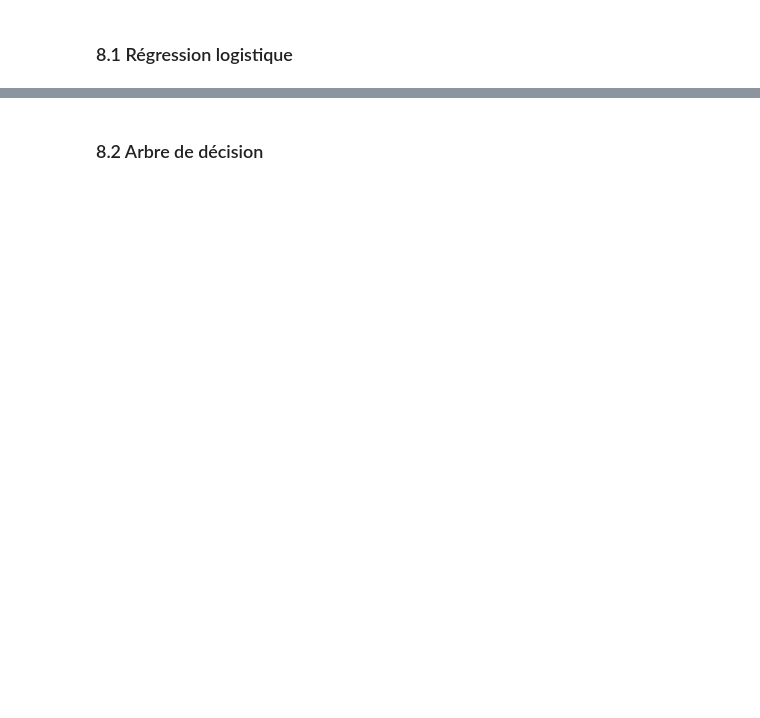
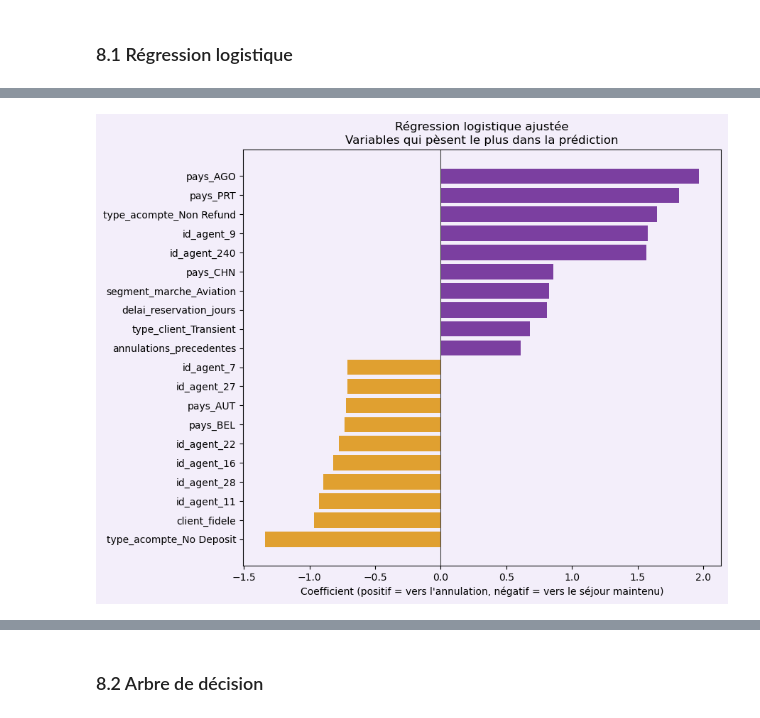
Before and after one commit to LudivineThinet/projet_hotel_booking, a Jupyter notebook: notebook/ML_Hotel_Booking.ipynb, the cells around one changed output, grey strips where cells are left out. Drawn from its saved outputs; the diff is of its cells as text; code cells hidden in the pictures; blank space fills up the shorter version.

Commit message:
Partie ML : modèles, ajustement, importances, erreurs et conclusion

```diff
--- a/notebook/ML_Hotel_Booking.ipynb
+++ b/notebook/ML_Hotel_Booking.ipynb
@@ -758,0 +1518,12 @@ print(pred_dummy.shape, pred_logreg.shape, pred_arbre.shape, pred_rf.shape)
+# %%
+# Réentraînement des trois modèles avec les paramètres retenus en section 7
+modele_logreg_ajuste = LogisticRegression(C=1, class_weight={0: 1, 1: 3}, random_state=42)
+modele_logreg_ajuste.fit(X_train_final, y_train)
+
+modele_arbre_ajuste = DecisionTreeClassifier(max_depth=10, min_samples_leaf=5,
+                                             class_weight={0: 1, 1: 2}, random_state=42)
+modele_arbre_ajuste.fit(X_train_final, y_train)
+
+modele_rf_ajuste = RandomForestClassifier(n_estimators=100, max_features=0.4, min_samples_leaf=10,
+                                          class_weight={0: 1, 1: 3}, random_state=42, n_jobs=-1)
+modele_rf_ajuste.fit(X_train_final, y_train)
@@ -763,0 +1595,9 @@ print(pred_dummy.shape, pred_logreg.shape, pred_arbre.shape, pred_rf.shape)
+# %%
+# Tableau des coefficients de la régression logistique ajustée, triés du plus positif au plus négatif
+coefficients = pd.DataFrame({
+    'Variable': X_train_final.columns,
+    'Coefficient': modele_logreg_ajuste.coef_[0]
+})
+coefficients = coefficients.sort_values('Coefficient', ascending=False).reset_index(drop=True)
+
+pd.concat([coefficients.head(10), coefficients.tail(10)]).round(3)
@@ -763,0 +1622,18 @@ print(pred_dummy.shape, pred_logreg.shape, pred_arbre.shape, pred_rf.shape)
+# %%
+# Graphique des 10 coefficients les plus positifs et des 10 plus négatifs
+os.makedirs('../assets/graphiques', exist_ok=True)
+
+extremes = pd.concat([coefficients.head(10), coefficients.tail(10)]).iloc[::-1]
+couleurs = ['#7b3fa0' if c > 0 else '#e0a030' for c in extremes['Coefficient']]
+
+fig, ax = plt.subplots(figsize=(9, 7), facecolor='#f3eefa')
+ax.set_facecolor('#f3eefa')
+ax.barh(extremes['Variable'], extremes['Coefficient'], color=couleurs)
+ax.axvline(0, color='#444444', linewidth=0.8)
+ax.set_title("Régression logistique ajustée\nVariables qui pèsent le plus dans la prédiction")
+ax.set_xlabel("Coefficient (positif = vers l'annulation, négatif = vers le séjour maintenu)")
+plt.tight_layout()
+plt.savefig('../assets/graphiques/importance_regression_logistique.png', dpi=150, bbox_inches='tight', facecolor=fig.get_facecolor())
+plt.show()
+# %% [output]
+[figure, added]
```
Also changed, not shown: parts of 111 cells of this notebook.
